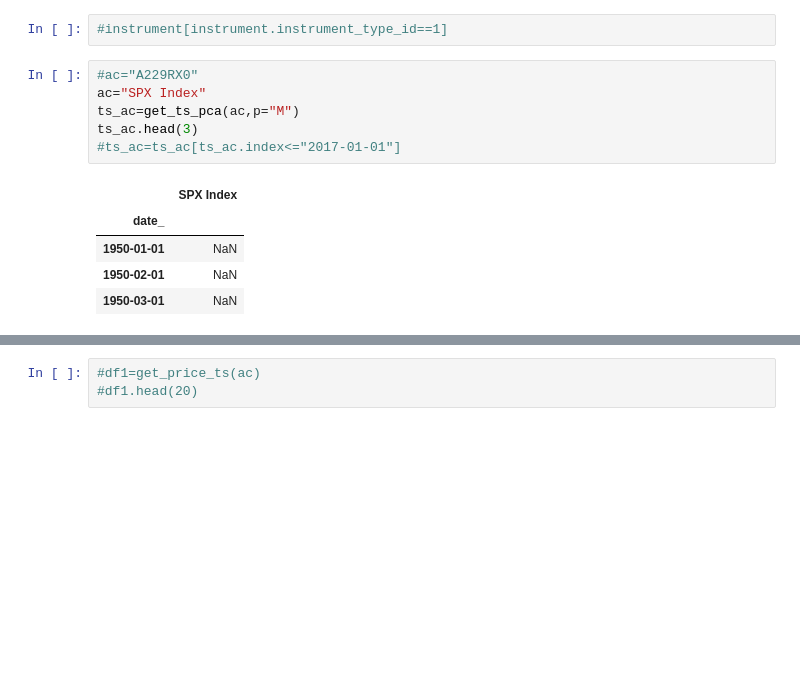
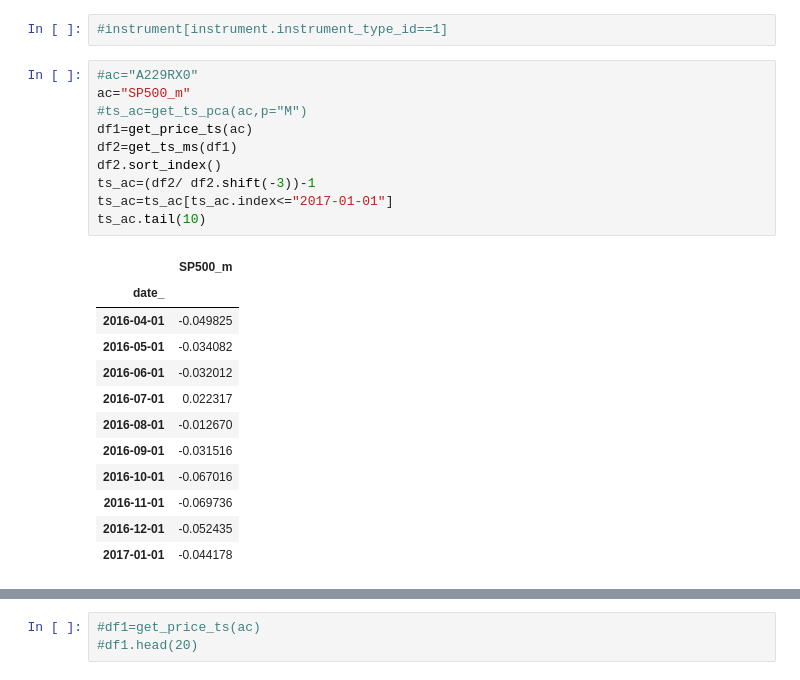
Before and after one commit to veigaco/quantum, a Jupyter notebook: Infrastructure/EDA.ipynb, the cells around one changed output, grey strips where cells are left out. Cells and saved outputs as stored; diff of their text form; blank space fills up the shorter version.

```diff
--- a/Infrastructure/EDA.ipynb
+++ b/Infrastructure/EDA.ipynb
@@ -212,13 +211,24 @@ instrument[instrument.name=="SP500"]
 #instrument[instrument.instrument_type_id==1]
 # %%
 #ac="A229RX0"
-ac="SPX Index"
-ts_ac=get_ts_pca(ac,p="M")
-ts_ac.head(3)
-#ts_ac=ts_ac[ts_ac.index<="2017-01-01"]
+ac="SP500_m"
+#ts_ac=get_ts_pca(ac,p="M")
+df1=get_price_ts(ac)
+df2=get_ts_ms(df1)
+df2.sort_index()
+ts_ac=(df2/ df2.shift(-3))-1
+ts_ac=ts_ac[ts_ac.index<="2017-01-01"]
+ts_ac.tail(10)
 # %% [output]
-|  | SPX Index |
+|  | SP500_m |
 | date_ |  |
-| 1950-01-01 | NaN |
-| 1950-02-01 | NaN |
-| 1950-03-01 | NaN |
+| 2016-04-01 | -0.049825 |
+| 2016-05-01 | -0.034082 |
+| 2016-06-01 | -0.032012 |
+| 2016-07-01 | 0.022317 |
+| 2016-08-01 | -0.012670 |
+| 2016-09-01 | -0.031516 |
+| 2016-10-01 | -0.067016 |
+| 2016-11-01 | -0.069736 |
+| 2016-12-01 | -0.052435 |
+| 2017-01-01 | -0.044178 |
```
Also changed, not shown: parts of 70 cells of this notebook, 2 other files.
